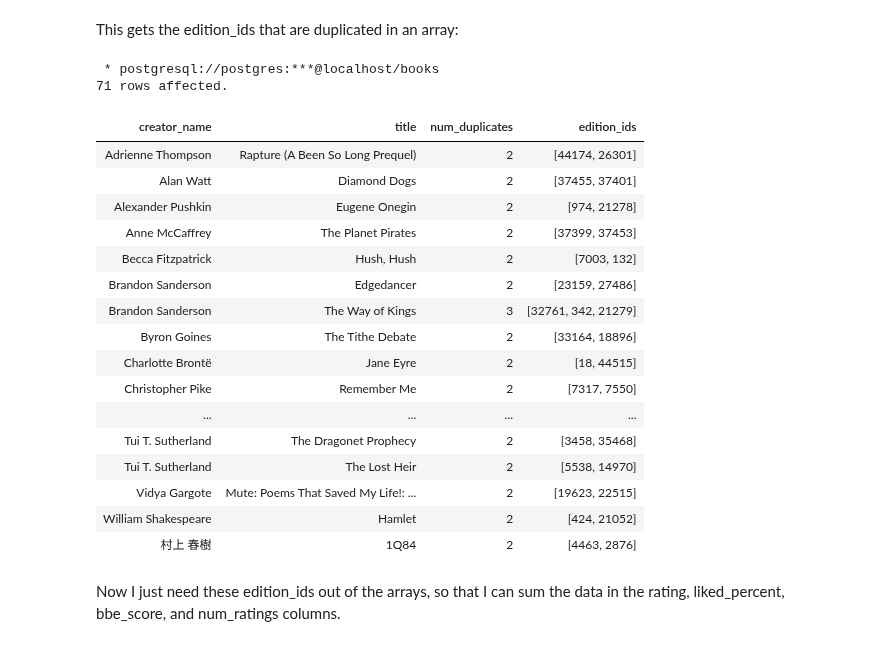
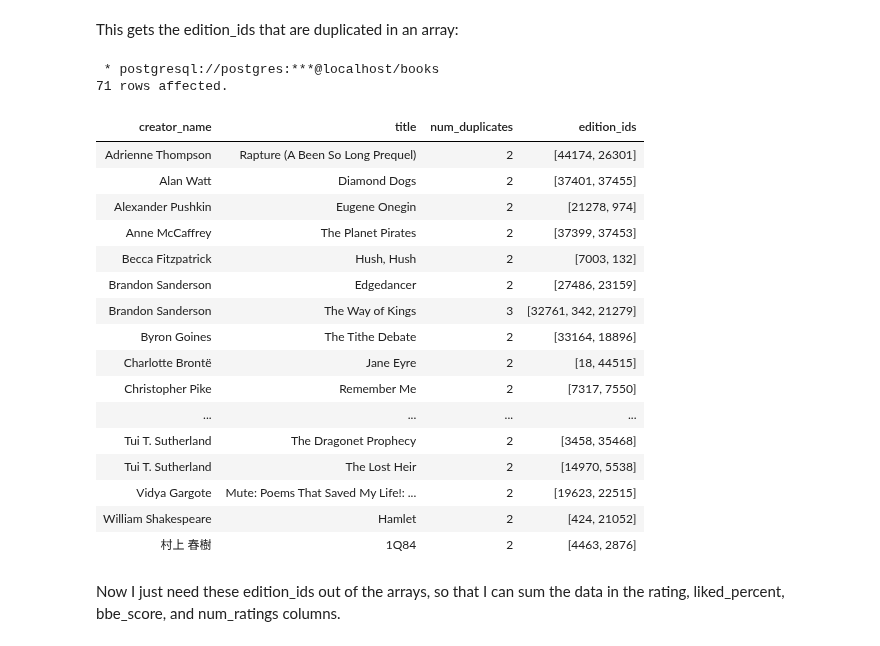
Before and after one commit to codeslp/books_db, a Jupyter notebook: src/analysis.ipynb, the cells around one changed output. Saved outputs shown, nothing was run; the diff lists cells and outputs as text; code cells hidden in the pictures.

```diff
--- a/src/analysis.ipynb
+++ b/src/analysis.ipynb
@@ -449,29 +429,29 @@ This gets the edition_ids that are duplicated in an array:
 # %%
 %%sql
 
 SELECT c.creator_name, e.title, COUNT(*) AS num_duplicates, ARRAY_AGG(e.edition_id) AS edition_ids
-FROM edition e
+FROM edition_normalized_view e
 JOIN creator c ON e.edition_id = c.edition_id
-WHERE c.role = 'Author' OR c.role = 'Goodreads Author' OR c.role = 'missing'
+WHERE c.role IN ('Author', 'Goodreads Author', 'missing')
 GROUP BY c.creator_name, e.title
 HAVING count(*) > 1;
 # %% [output]
  * postgresql://postgres:***@localhost/books
 71 rows affected.
 | creator_name | title | num_duplicates | edition_ids |
 | Adrienne Thompson | Rapture (A Been So Long Prequel) | 2 | [44174, 26301] |
-| Alan Watt | Diamond Dogs | 2 | [37455, 37401] |
-| Alexander Pushkin | Eugene Onegin | 2 | [974, 21278] |
+| Alan Watt | Diamond Dogs | 2 | [37401, 37455] |
+| Alexander Pushkin | Eugene Onegin | 2 | [21278, 974] |
 | Anne McCaffrey | The Planet Pirates | 2 | [37399, 37453] |
 | Becca Fitzpatrick | Hush, Hush | 2 | [7003, 132] |
-| Brandon Sanderson | Edgedancer | 2 | [23159, 27486] |
+| Brandon Sanderson | Edgedancer | 2 | [27486, 23159] |
 | Brandon Sanderson | The Way of Kings | 3 | [32761, 342, 21279] |
 | Byron Goines | The Tithe Debate | 2 | [33164, 18896] |
 | Charlotte Brontë | Jane Eyre | 2 | [18, 44515] |
 | Christopher Pike | Remember Me | 2 | [7317, 7550] |
 | ... | ... | ... | ... |
 | Tui T. Sutherland | The Dragonet Prophecy | 2 | [3458, 35468] |
-| Tui T. Sutherland | The Lost Heir | 2 | [5538, 14970] |
+| Tui T. Sutherland | The Lost Heir | 2 | [14970, 5538] |
 | Vidya Gargote | Mute: Poems That Saved My Life!: ... | 2 | [19623, 22515] |
 | William Shakespeare | Hamlet | 2 | [424, 21052] |
 | 村上 春樹 | 1Q84 | 2 | [4463, 2876] |
```
Also changed, not shown: parts of 23 cells of this notebook, 2 other files.
